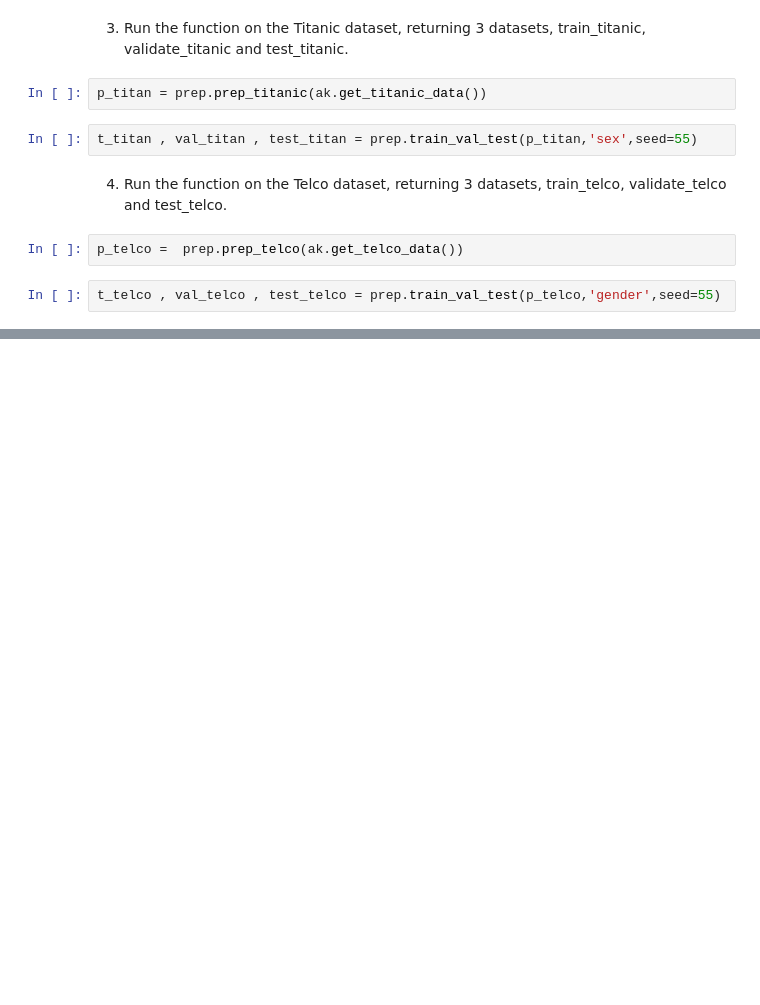
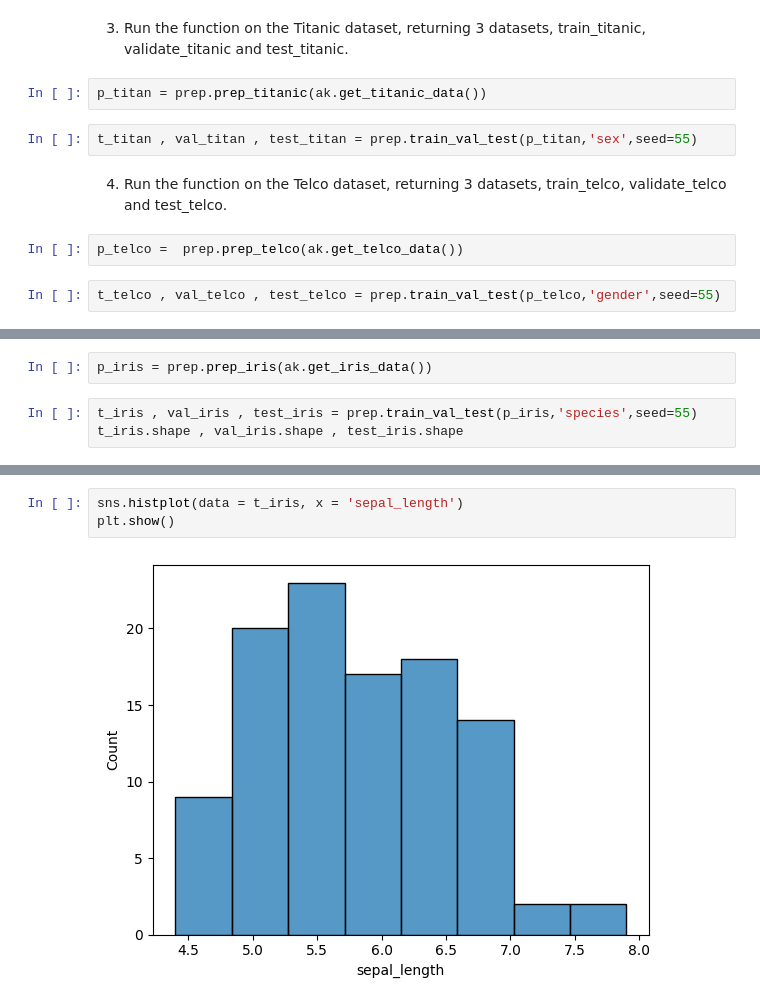
Before and after one commit to eelysee/classification_exercises, a Jupyter notebook: classification_exercises.ipynb, the cells around one changed output, grey strips where cells are left out. Saved outputs shown, nothing was run; the diff lists cells and outputs as text; blank space fills up the shorter version.

```diff
--- a/classification_exercises.ipynb
+++ b/classification_exercises.ipynb
@@ -508,0 +521,5 @@ t_telco , val_telco , test_telco = prep.train_val_test(p_telco,'gender',seed=55)
+# %%
+p_iris = prep.prep_iris(ak.get_iris_data())
+# %%
+t_iris , val_iris , test_iris = prep.train_val_test(p_iris,'species',seed=55)
+t_iris.shape , val_iris.shape , test_iris.shape
@@ -508,0 +553,5 @@ t_telco , val_telco , test_telco = prep.train_val_test(p_telco,'gender',seed=55)
+# %%
+sns.histplot(data = t_iris, x = 'sepal_length')
+plt.show()
+# %% [output]
+[figure, added]
```
Also changed, not shown: parts of 43 cells of this notebook.
